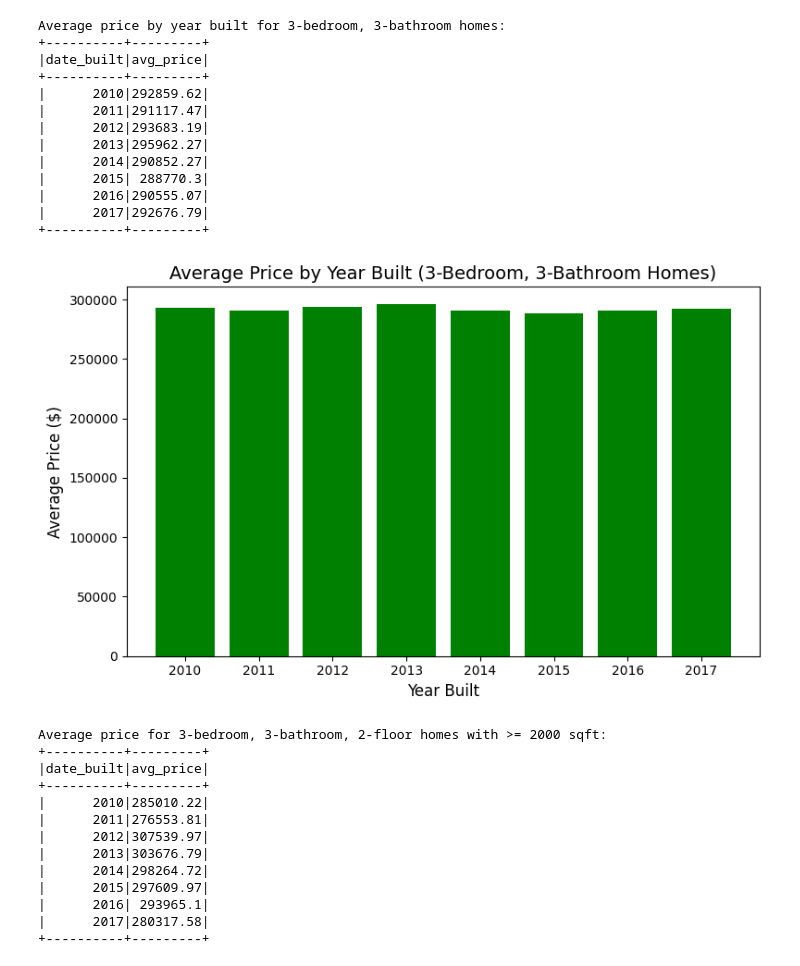
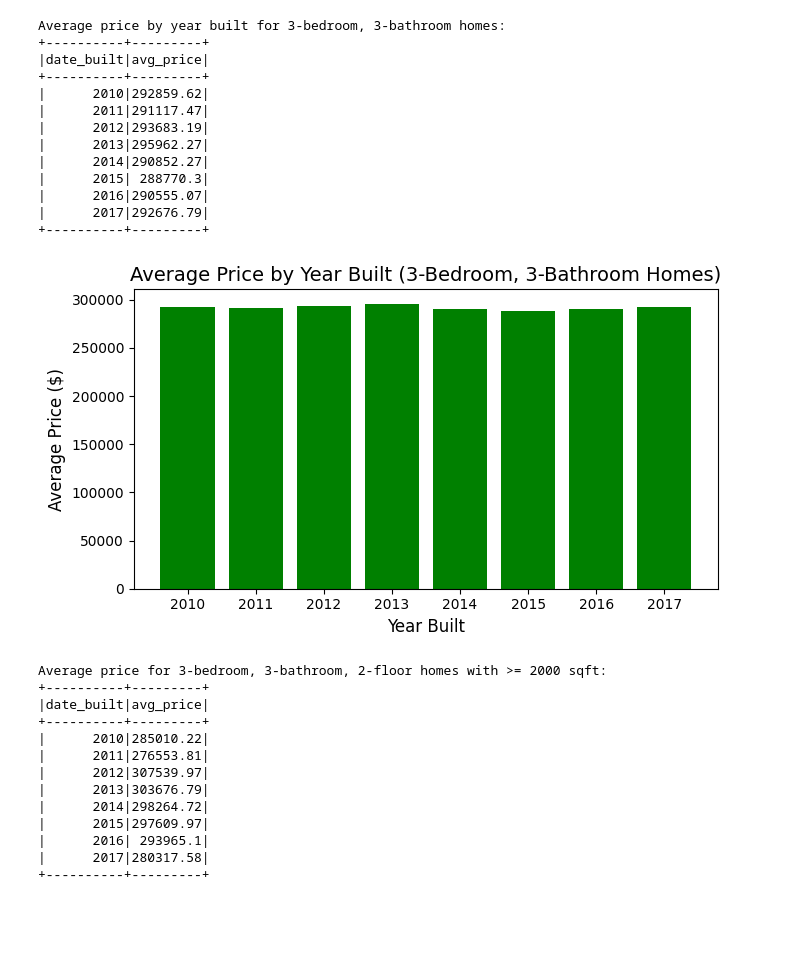
Before and after one commit to LegallyNotBlonde/MegaData_SparkProject_Home_Sales, a Jupyter notebook: Home_Sales_ipynb_colab.ipynb, the cells around one changed output. Drawn from its saved outputs; the diff is of its cells as text; code cells hidden in the pictures; blank space fills up the shorter version.

```diff
--- a/Home_Sales_ipynb_colab.ipynb
+++ b/Home_Sales_ipynb_colab.ipynb
@@ -149,18 +149,18 @@ Average price by year built for 3-bedroom, 3-bathroom homes:
 # %%
 # Query results for Average Price by Year Built for 3-Bedroom, 3-Bathroom Homes
 result_3b_3ba = spark.sql(query_avg_price_3b_3ba).toPandas()
 
 # Bar Chart for Average Price by Year Built for 3-Bedroom, 3-Bathroom Homes
-plt.figure(figsize=(8, 5))
+plt.figure(figsize=(7, 4))
 plt.bar(result_3b_3ba['date_built'], result_3b_3ba['avg_price'], color='green')
 plt.title("Average Price by Year Built (3-Bedroom, 3-Bathroom Homes)", fontsize=14)
 plt.xlabel("Year Built", fontsize=12)
 plt.ylabel("Average Price ($)", fontsize=12)
 plt.tight_layout()
 plt.savefig("Visualization/avg_price_3b_3ba.png", dpi=300)
 plt.show()
 # %% [output]
-[figure, old version]
+[figure, new version]
 # %%
 # Average Price for Homes with Specific Criteria
 query_avg_price_criteria = """
```
Also changed, not shown: parts of 6 cells of this notebook, 4 other files.
